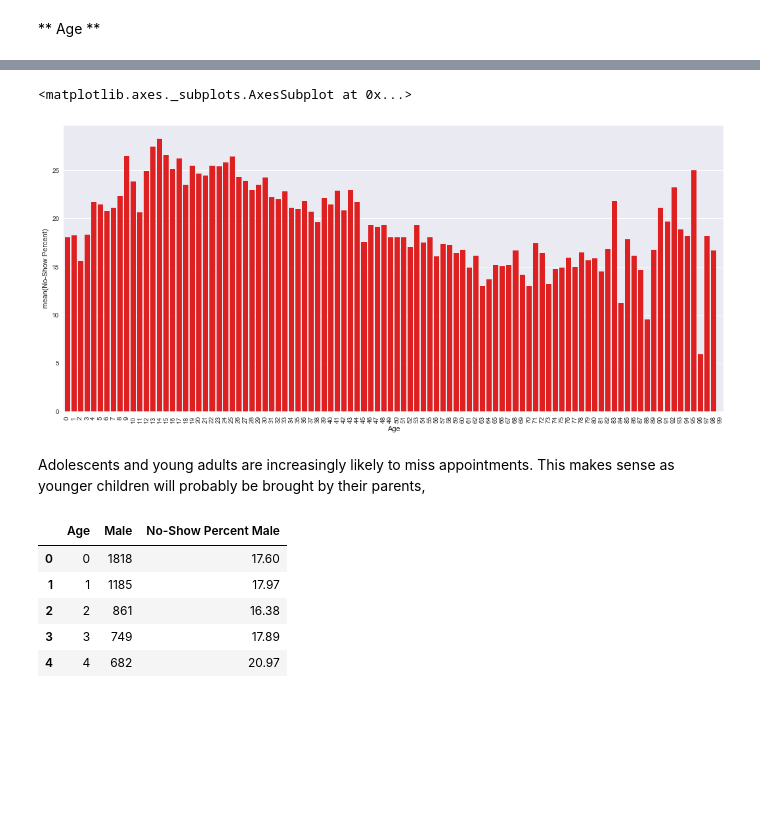
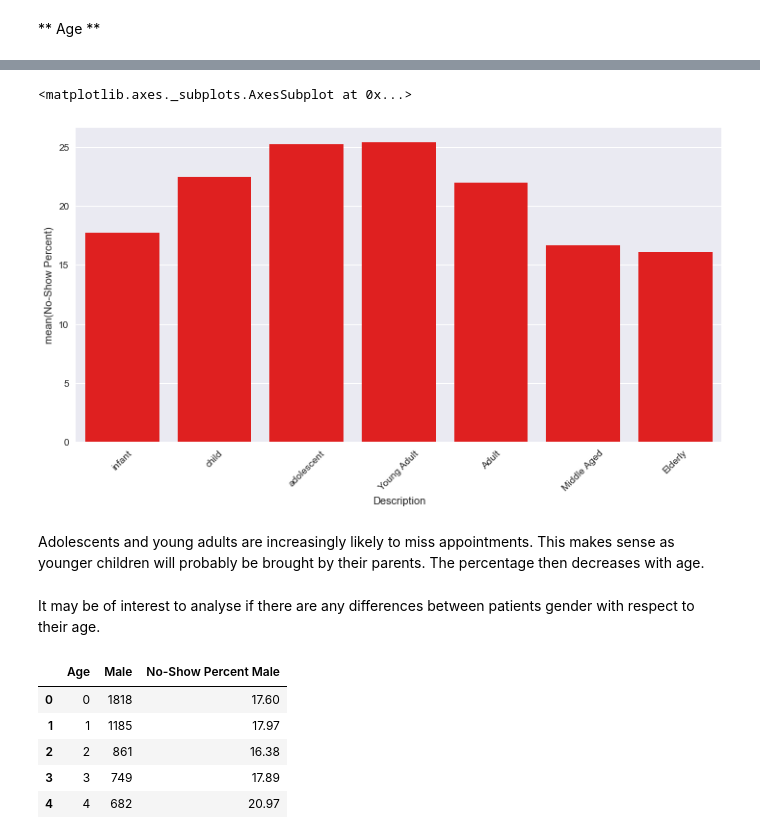
Before and after one commit to dabaker6/Kaggle, a Jupyter notebook: patient-no-show/Higher or Lower - Exploratory Data Analysis.ipynb, the cells around one changed output, grey strips where cells are left out. Drawn from its saved outputs; the diff is of its cells as text; code cells hidden in the pictures; blank space fills up the shorter version.

Commit message:
Updated version
Extra analysis by basing patients ages into groups
Use of classes to aid with plottin

```diff
--- a/patient-no-show/Higher or Lower - Exploratory Data Analysis.ipynb
+++ b/patient-no-show/Higher or Lower - Exploratory Data Analysis.ipynb
@@ -327,0 +343,2 @@ There is an overall trend of an increased percentage of no-show patients through
+# %%
+df['Age_Range'] = df['Age'].apply(lambda x: set_age_group(x))
@@ -328,9 +365,11 @@ There is an overall trend of an increased percentage of no-show patients through
 # %%
 # Create a DataFrame with value counts of patients ages
-df_ages = pd.DataFrame(df['Age'].value_counts())
+df_ages = pd.DataFrame(df['Age_Range'].value_counts())
 # %%
 # Clean up DataFrame
+df_ages.reset_index(inplace=True)
+df_ages['Description'],df_ages['Rank'] = zip(*df_ages['index'])
+df_ages.set_index('Rank',inplace=True)
 df_ages.sort_index(inplace=True)
-df_ages.reset_index(inplace=True)
-df_ages.rename(columns={'Age':'Count','index':'Age'},inplace=True)
+df_ages.rename(columns={'Age_Range':'Count'},inplace=True)
 # %%
@@ -348,5 +387,6 @@ df_ages.describe()
 # %%
-df_ages['No-Show Percent'] = df_ages['Age'].apply(lambda x: per_noshow(df,'Age',x))
+# Add a column of the percentage of patients No-show
+df_ages['No-Show Percent'] = df_ages['index'].apply(lambda x: per_noshow(df,'Age_Range',x))
 # %%
 df_ages.head()
 # %% [output]
@@ -371,10 +412,12 @@ df_ages.describe()
 # %%
-plt.figure(figsize=(18,8))
-plt.xticks(rotation=90)
-sns.barplot(x='Age',y='No-Show Percent',data=df_ages,color='red')
+plt.figure(figsize=(12,6))
+plt.xticks(rotation=45)
+sns.barplot(x='Description',y='No-Show Percent',data=df_ages,color='red')
 # %% [output]
 <matplotlib.axes._subplots.AxesSubplot at 0x...>
-[figure, old version]
+[figure, new version]
 # %% [markdown]
-Adolescents and young adults are increasingly likely to miss appointments. This makes sense as younger children will probably be brought by their parents,
+Adolescents and young adults are increasingly likely to miss appointments. This makes sense as younger children will probably be brought by their parents. The percentage then decreases with age.
+# %% [markdown]
+It may be of interest to analyse if there are any differences between patients gender with respect to their age.
 # %%
```
Also changed, not shown: parts of 41 cells of this notebook.
